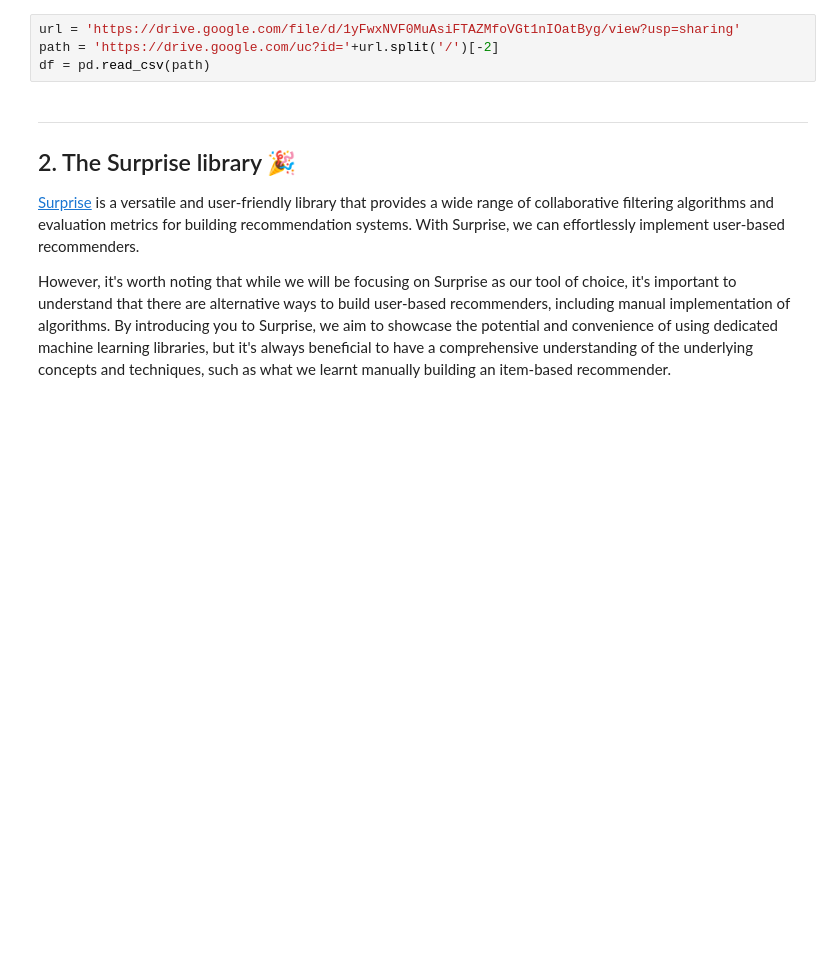
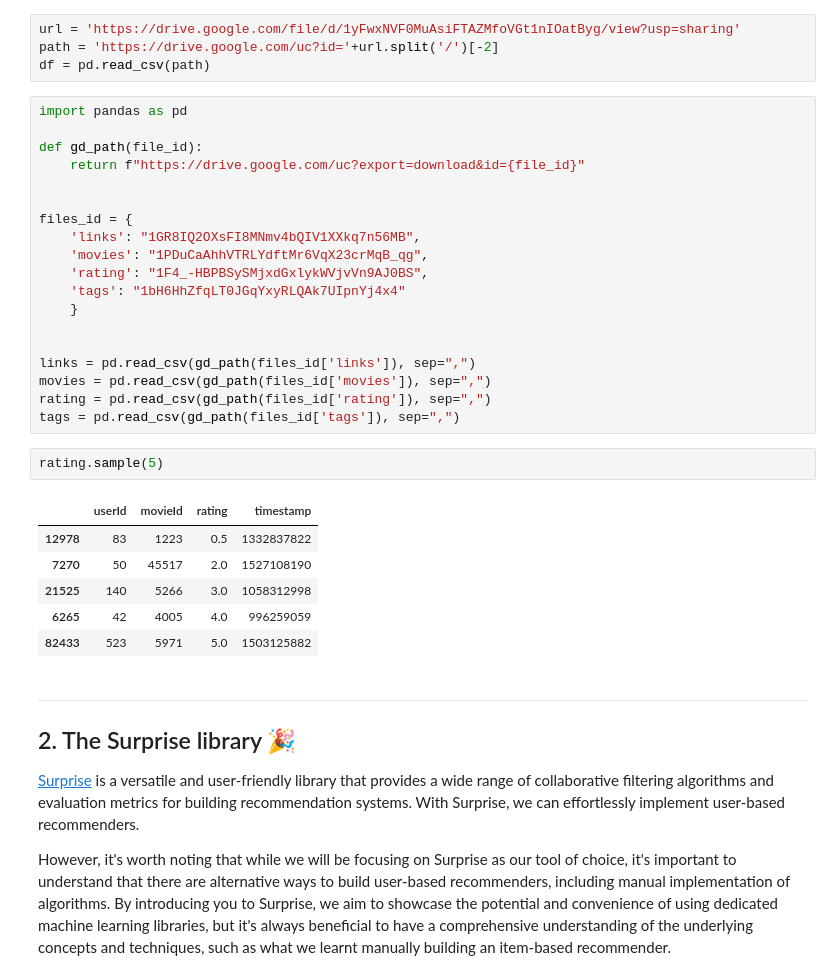
Before and after one commit to FindWhatYou/recomend_system, a Jupyter notebook: 3_book_rec_3_user_based.ipynb, the cells around one changed output. Saved outputs shown, nothing was run; the diff lists cells and outputs as text; blank space fills up the shorter version.

```diff
--- a/3_book_rec_3_user_based.ipynb
+++ b/3_book_rec_3_user_based.ipynb
@@ -11,6 +11,34 @@ import pandas as pd
 url = 'https://drive.google.com/file/d/1yFwxNVF0MuAsiFTAZMfoVGt1nIOatByg/view?usp=sharing'
 path = 'https://drive.google.com/uc?id='+url.split('/')[-2]
 df = pd.read_csv(path)
+# %%
+import pandas as pd
+
+def gd_path(file_id):
+    return f"https://drive.google.com/uc?export=download&id={file_id}"
+
+
+files_id = {
+    'links': "1GR8IQ2OXsFI8MNmv4bQIV1XXkq7n56MB",
+    'movies': "1PDuCaAhhVTRLYdftMr6VqX23crMqB_qg",
+    'rating': "1F4_-HBPBSySMjxdGxlykWVjvVn9AJ0BS",
+    'tags': "1bH6HhZfqLT0JGqYxyRLQAk7UIpnYj4x4"
+    }
+
+
+links = pd.read_csv(gd_path(files_id['links']), sep=",")
+movies = pd.read_csv(gd_path(files_id['movies']), sep=",")
+rating = pd.read_csv(gd_path(files_id['rating']), sep=",")
+tags = pd.read_csv(gd_path(files_id['tags']), sep=",")
+# %%
+rating.sample(5)
+# %% [output]
+|  | userId | movieId | rating | timestamp |
+| 12978 | 83 | 1223 | 0.5 | 1332837822 |
+| 7270 | 50 | 45517 | 2.0 | 1527108190 |
+| 21525 | 140 | 5266 | 3.0 | 1058312998 |
+| 6265 | 42 | 4005 | 4.0 | 996259059 |
+| 82433 | 523 | 5971 | 5.0 | 1503125882 |
 # %% [markdown]
 ---
 ## 2.&nbsp;The Surprise library 🎉
```
